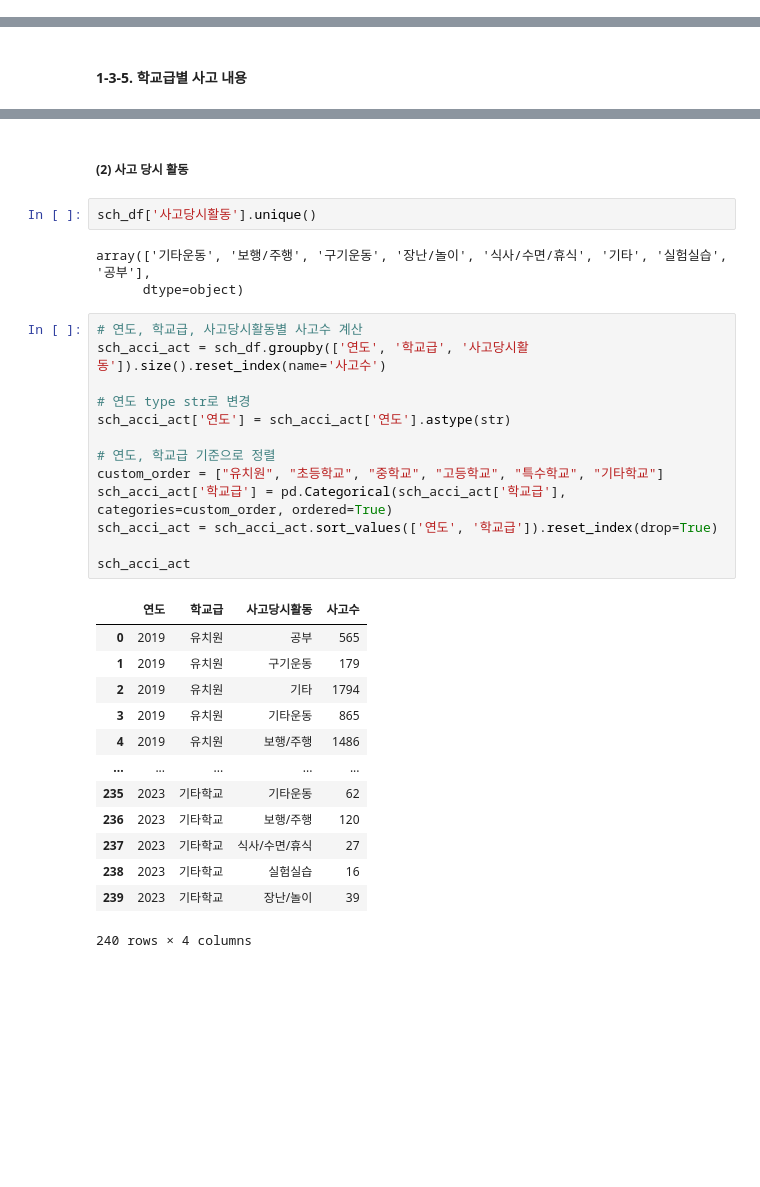
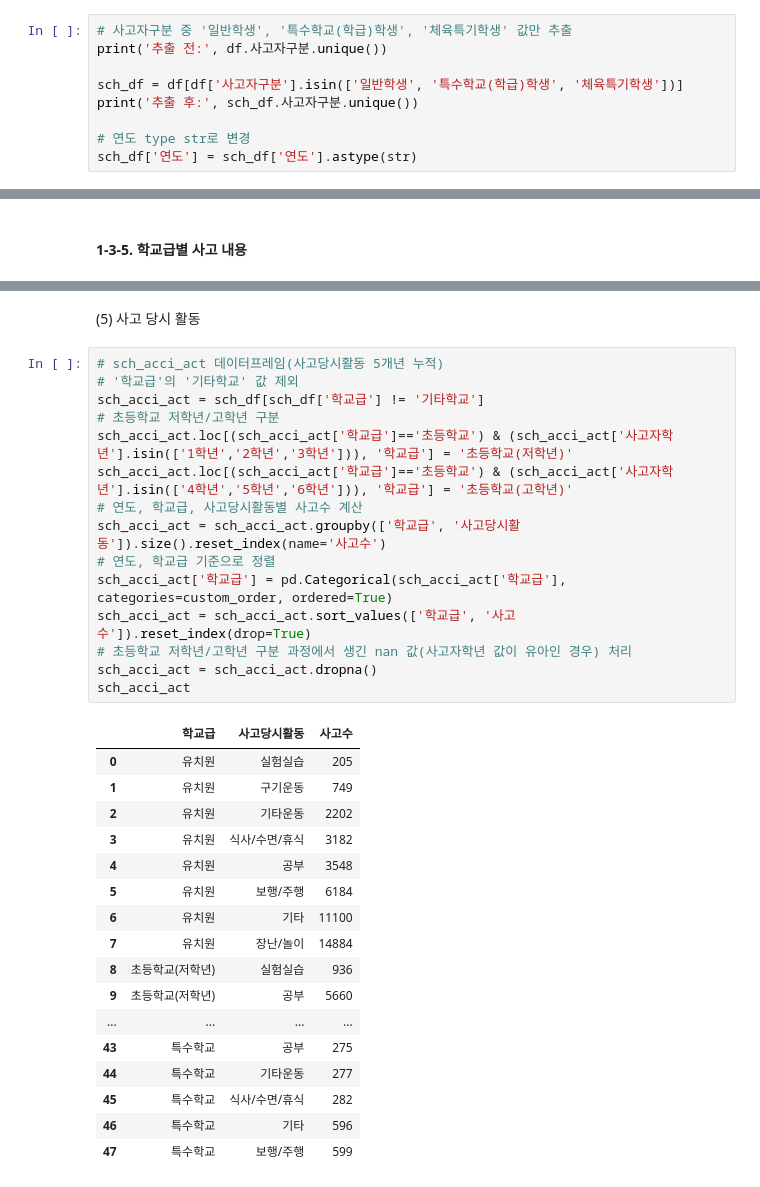
Before and after one commit to CHOIEUNHYE/school-accidents, a Jupyter notebook: code/eda/학교안전사고현황eda_이유정.ipynb, the cells around one changed output, grey strips where cells are left out. Cells and saved outputs as stored; diff of their text form; blank space fills up the shorter version.

```diff
--- a/code/eda/학교안전사고현황eda_이유정.ipynb
+++ b/code/eda/학교안전사고현황eda_이유정.ipynb
@@ -942,0 +106,9 @@ create_piechart(sch_ss_grade, '연도', '특수학교_사고자학년', '사고
+# %%
+# 사고자구분 중 '일반학생', '특수학교(학급)학생', '체육특기학생' 값만 추출
+print('추출 전:', df.사고자구분.unique())
+
+sch_df = df[df['사고자구분'].isin(['일반학생', '특수학교(학급)학생', '체육특기학생'])]
+print('추출 후:', sch_df.사고자구분.unique())
+
+# 연도 type str로 변경
+sch_df['연도'] = sch_df['연도'].astype(str)
@@ -1185,34 +789,35 @@ create_chart(top5_sch_acci_type[top5_sch_acci_type['학교급']=='유치원'], '
 # %% [markdown]
-##### (2) 사고 당시 활동
+(5) 사고 당시 활동
-# %%
-sch_df['사고당시활동'].unique()
-# %% [output]
-array(['기타운동', '보행/주행', '구기운동', '장난/놀이', '식사/수면/휴식', '기타', '실험실습', '공부'],
-      dtype=object)
 # %%
+# sch_acci_act 데이터프레임(사고당시활동 5개년 누적)
+# '학교급'의 '기타학교' 값 제외
+sch_acci_act = sch_df[sch_df['학교급'] != '기타학교']
+# 초등학교 저학년/고학년 구분
+sch_acci_act.loc[(sch_acci_act['학교급']=='초등학교') & (sch_acci_act['사고자학년'].isin(['1학년','2학년','3학년'])), '학교급'] = '초등학교(저학년)'
+sch_acci_act.loc[(sch_acci_act['학교급']=='초등학교') & (sch_acci_act['사고자학년'].isin(['4학년','5학년','6학년'])), '학교급'] = '초등학교(고학년)'
 # 연도, 학교급, 사고당시활동별 사고수 계산
-sch_acci_act = sch_df.groupby(['연도', '학교급', '사고당시활동']).size().reset_index(name='사고수')
-
-# 연도 type str로 변경
-sch_acci_act['연도'] = sch_acci_act['연도'].astype(str)
-
+sch_acci_act = sch_acci_act.groupby(['학교급', '사고당시활동']).size().reset_index(name='사고수')
 # 연도, 학교급 기준으로 정렬
-custom_order = ["유치원", "초등학교", "중학교", "고등학교", "특수학교", "기타학교"]
 sch_acci_act['학교급'] = pd.Categorical(sch_acci_act['학교급'], categories=custom_order, ordered=True)
-sch_acci_act = sch_acci_act.sort_values(['연도', '학교급']).reset_index(drop=True)
-
+sch_acci_act = sch_acci_act.sort_values(['학교급', '사고수']).reset_index(drop=True)
+# 초등학교 저학년/고학년 구분 과정에서 생긴 nan 값(사고자학년 값이 유아인 경우) 처리
+sch_acci_act = sch_acci_act.dropna()
 sch_acci_act
 # %% [output]
-|  | 연도 | 학교급 | 사고당시활동 | 사고수 |
-| 0 | 2019 | 유치원 | 공부 | 565 |
-| 1 | 2019 | 유치원 | 구기운동 | 179 |
-| 2 | 2019 | 유치원 | 기타 | 1794 |
-| 3 | 2019 | 유치원 | 기타운동 | 865 |
-| 4 | 2019 | 유치원 | 보행/주행 | 1486 |
-| ... | ... | ... | ... | ... |
-| 235 | 2023 | 기타학교 | 기타운동 | 62 |
-| 236 | 2023 | 기타학교 | 보행/주행 | 120 |
-| 237 | 2023 | 기타학교 | 식사/수면/휴식 | 27 |
-| 238 | 2023 | 기타학교 | 실험실습 | 16 |
-| 239 | 2023 | 기타학교 | 장난/놀이 | 39 |
+|  | 학교급 | 사고당시활동 | 사고수 |
+| 0 | 유치원 | 실험실습 | 205 |
+| 1 | 유치원 | 구기운동 | 749 |
+| 2 | 유치원 | 기타운동 | 2202 |
+| 3 | 유치원 | 식사/수면/휴식 | 3182 |
+| 4 | 유치원 | 공부 | 3548 |
+| 5 | 유치원 | 보행/주행 | 6184 |
+| 6 | 유치원 | 기타 | 11100 |
+| 7 | 유치원 | 장난/놀이 | 14884 |
+| 8 | 초등학교(저학년) | 실험실습 | 936 |
+| 9 | 초등학교(저학년) | 공부 | 5660 |
+| ... | ... | ... | ... |
+| 43 | 특수학교 | 공부 | 275 |
+| 44 | 특수학교 | 기타운동 | 277 |
+| 45 | 특수학교 | 식사/수면/휴식 | 282 |
+| 46 | 특수학교 | 기타 | 596 |
+| 47 | 특수학교 | 보행/주행 | 599 |
-240 rows × 4 columns
```
Also changed, not shown: parts of 102 cells of this notebook, 2 other files.
